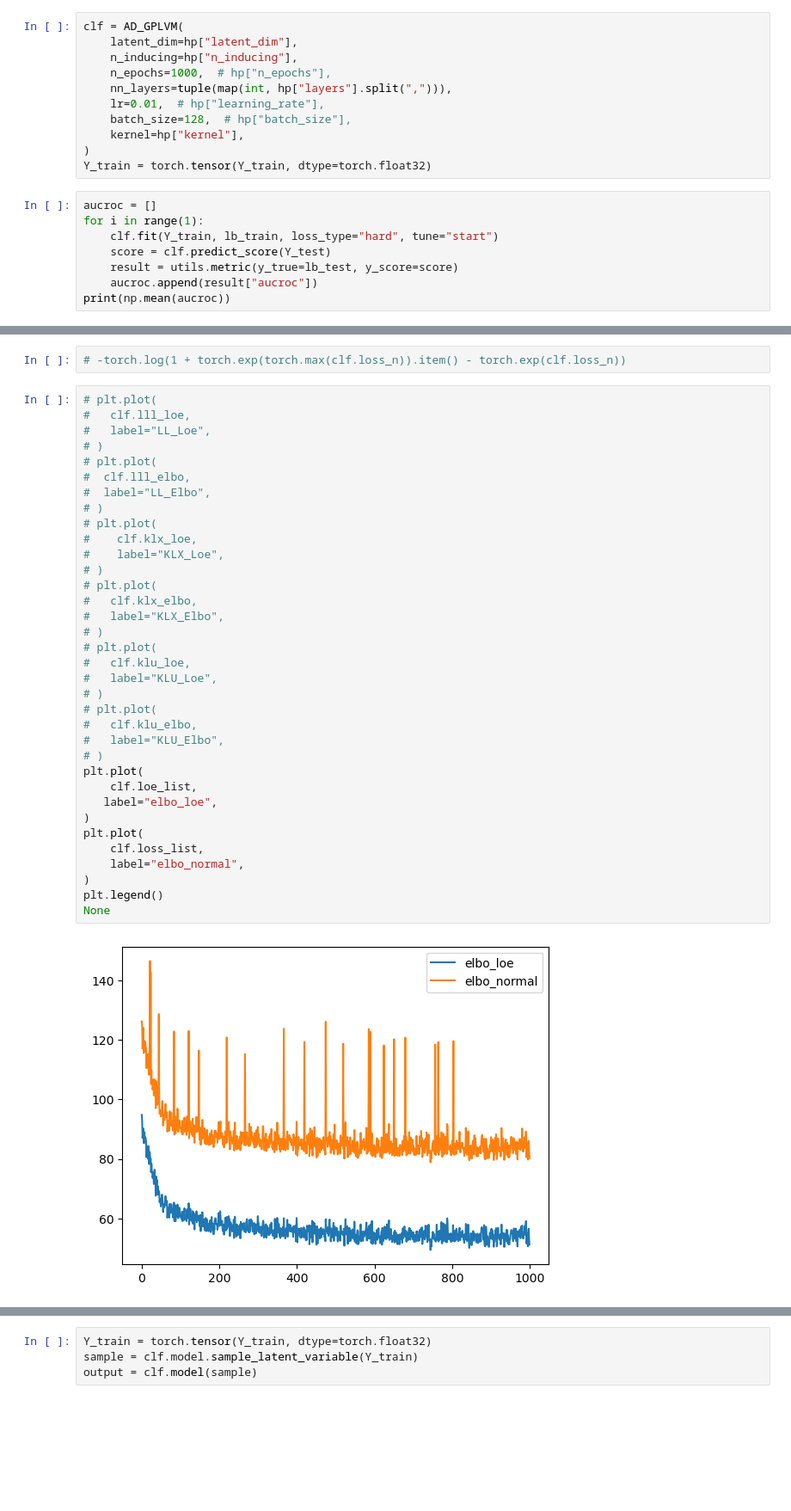
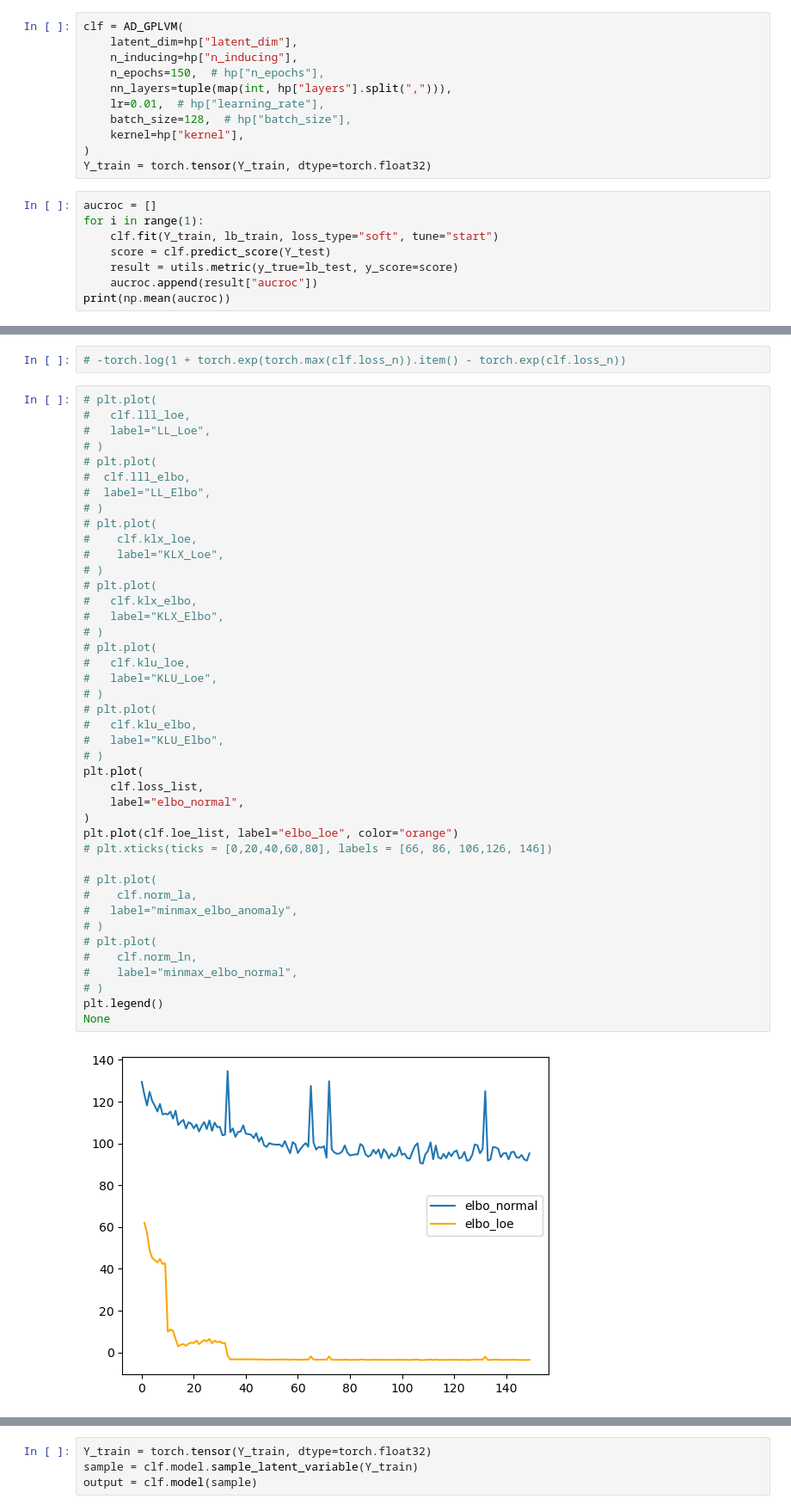
Before and after one commit to davinavarro/OE-GPLVM, a Jupyter notebook: 19_loe_exp.ipynb, the cells around one changed output, grey strips where cells are left out. Shown: that part at 86% size. Saved outputs shown, nothing was run; the diff lists cells and outputs as text; blank space fills up the shorter version.

```diff
--- a/19_loe_exp.ipynb
+++ b/19_loe_exp.ipynb
@@ -101,7 +102,7 @@ subsampling for dataset 05_campaign...
 clf = AD_GPLVM(
     latent_dim=hp["latent_dim"],
     n_inducing=hp["n_inducing"],
-    n_epochs=1000,  # hp["n_epochs"],
+    n_epochs=150,  # hp["n_epochs"],
     nn_layers=tuple(map(int, hp["layers"].split(","))),
     lr=0.01,  # hp["learning_rate"],
     batch_size=128,  # hp["batch_size"],
@@ -111,7 +112,7 @@ Y_train = torch.tensor(Y_train, dtype=torch.float32)
 # %%
 aucroc = []
 for i in range(1):
-    clf.fit(Y_train, lb_train, loss_type="hard", tune="start")
+    clf.fit(Y_train, lb_train, loss_type="soft", tune="start")
     score = clf.predict_score(Y_test)
     result = utils.metric(y_true=lb_test, y_score=score)
     aucroc.append(result["aucroc"])
@@ -157,38 +167,45 @@ indices=tensor([ 29,  30, 122,  75,  83,  69,  77,  92,   4,  12]))
 #   clf.lll_loe,
 #   label="LL_Loe",
 # )
 # plt.plot(
 #  clf.lll_elbo,
 #  label="LL_Elbo",
 # )
 # plt.plot(
 #    clf.klx_loe,
 #    label="KLX_Loe",
 # )
 # plt.plot(
 #   clf.klx_elbo,
 #   label="KLX_Elbo",
 # )
 # plt.plot(
 #   clf.klu_loe,
 #   label="KLU_Loe",
 # )
 # plt.plot(
 #   clf.klu_elbo,
 #   label="KLU_Elbo",
 # )
 plt.plot(
-    clf.loe_list,
-   label="elbo_loe",
-)
-plt.plot(
     clf.loss_list,
     label="elbo_normal",
 )
+plt.plot(clf.loe_list, label="elbo_loe", color="orange")
+# plt.xticks(ticks = [0,20,40,60,80], labels = [66, 86, 106,126, 146])
+
+# plt.plot(
+#    clf.norm_la,
+#   label="minmax_elbo_anomaly",
+# )
+# plt.plot(
+#    clf.norm_ln,
+#    label="minmax_elbo_normal",
+# )
 plt.legend()
 None
 # %% [output]
-[figure, old version]
+[figure, new version]
 # %%
 kl_divergence(clf.encoder.kl_latent.q_x, clf.encoder.kl_latent.p_x).sum(axis=0) / (
     clf.encoder.kl_latent.n
```
Also changed, not shown: parts of 12 cells of this notebook, 2 other files.
